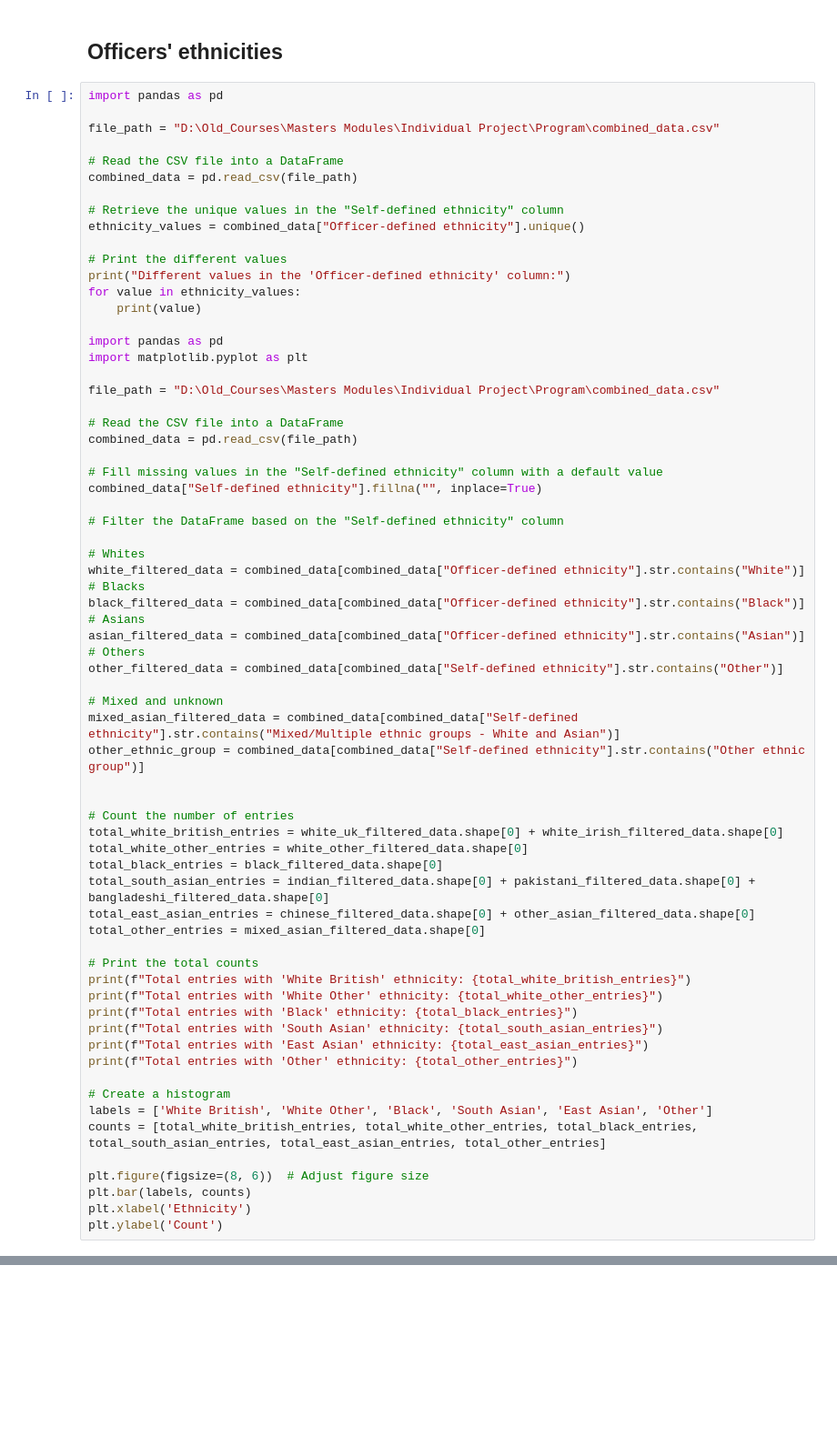
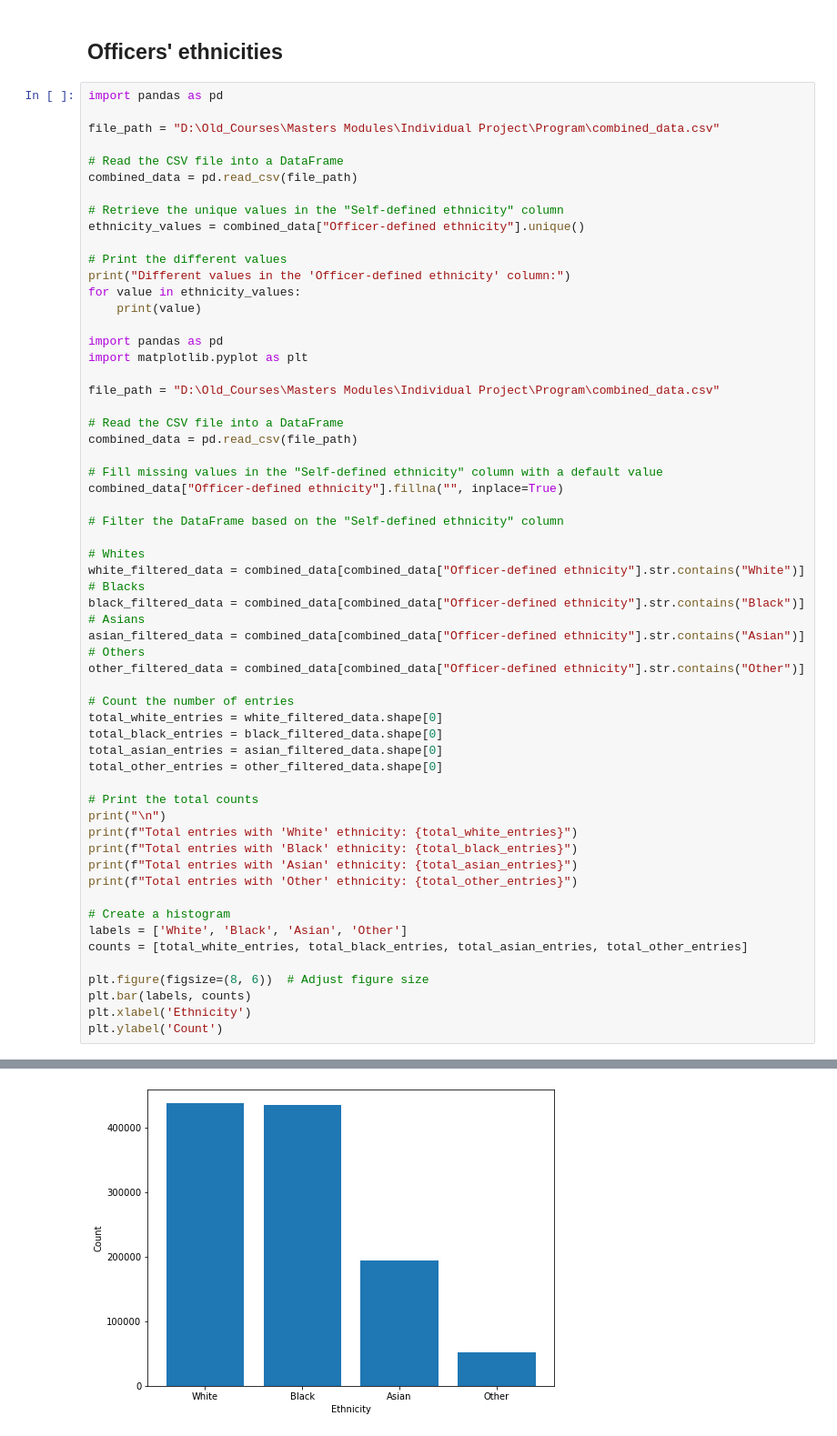
Before and after one commit to KostasBiris/Stop-and-Search-Project, a Jupyter notebook: StopAndSearchProgram.ipynb, the cells around one changed output, grey strips where cells are left out. Shown at 91% size. Cells and saved outputs as stored; diff of their text form; blank space fills up the shorter version.

```diff
--- a/StopAndSearchProgram.ipynb
+++ b/StopAndSearchProgram.ipynb
@@ -363,7 +436,7 @@ file_path = "D:\Old_Courses\Masters Modules\Individual Project\Program\combined_
 combined_data = pd.read_csv(file_path)
 
 # Fill missing values in the "Self-defined ethnicity" column with a default value
-combined_data["Self-defined ethnicity"].fillna("", inplace=True)
+combined_data["Officer-defined ethnicity"].fillna("", inplace=True)
 
 # Filter the DataFrame based on the "Self-defined ethnicity" column
 
@@ -374,32 +447,24 @@ black_filtered_data = combined_data[combined_data["Officer-defined ethnicity"].s
 # Asians
 asian_filtered_data = combined_data[combined_data["Officer-defined ethnicity"].str.contains("Asian")]
 # Others
-other_filtered_data = combined_data[combined_data["Self-defined ethnicity"].str.contains("Other")]
-
-# Mixed and unknown
-mixed_asian_filtered_data = combined_data[combined_data["Self-defined ethnicity"].str.contains("Mixed/Multiple ethnic groups - White and Asian")]
-other_ethnic_group = combined_data[combined_data["Self-defined ethnicity"].str.contains("Other ethnic group")]
-
+other_filtered_data = combined_data[combined_data["Officer-defined ethnicity"].str.contains("Other")]
 
 # Count the number of entries
-total_white_british_entries = white_uk_filtered_data.shape[0] + white_irish_filtered_data.shape[0]
-total_white_other_entries = white_other_filtered_data.shape[0]
+total_white_entries = white_filtered_data.shape[0]
 total_black_entries = black_filtered_data.shape[0]
-total_south_asian_entries = indian_filtered_data.shape[0] + pakistani_filtered_data.shape[0] + bangladeshi_filtered_data.shape[0]
-total_east_asian_entries = chinese_filtered_data.shape[0] + other_asian_filtered_data.shape[0]
-total_other_entries = mixed_asian_filtered_data.shape[0]
+total_asian_entries = asian_filtered_data.shape[0]
+total_other_entries = other_filtered_data.shape[0]
 
 # Print the total counts
-print(f"Total entries with 'White British' ethnicity: {total_white_british_entries}")
-print(f"Total entries with 'White Other' ethnicity: {total_white_other_entries}")
+print("\n")
+print(f"Total entries with 'White' ethnicity: {total_white_entries}")
 print(f"Total entries with 'Black' ethnicity: {total_black_entries}")
-print(f"Total entries with 'South Asian' ethnicity: {total_south_asian_entries}")
-print(f"Total entries with 'East Asian' ethnicity: {total_east_asian_entries}")
+print(f"Total entries with 'Asian' ethnicity: {total_asian_entries}")
 print(f"Total entries with 'Other' ethnicity: {total_other_entries}")
 
 # Create a histogram
-labels = ['White British', 'White Other', 'Black', 'South Asian', 'East Asian', 'Other']
-counts = [total_white_british_entries, total_white_other_entries, total_black_entries, total_south_asian_entries, total_east_asian_entries, total_other_entries]
+labels = ['White', 'Black', 'Asian', 'Other']
+counts = [total_white_entries, total_black_entries, total_asian_entries, total_other_entries]
 
 plt.figure(figsize=(8, 6))  # Adjust figure size
 plt.bar(labels, counts)
@@ -414,0 +487 @@ nan
+[figure, added]
```
Also changed, not shown: parts of 11 cells of this notebook.
